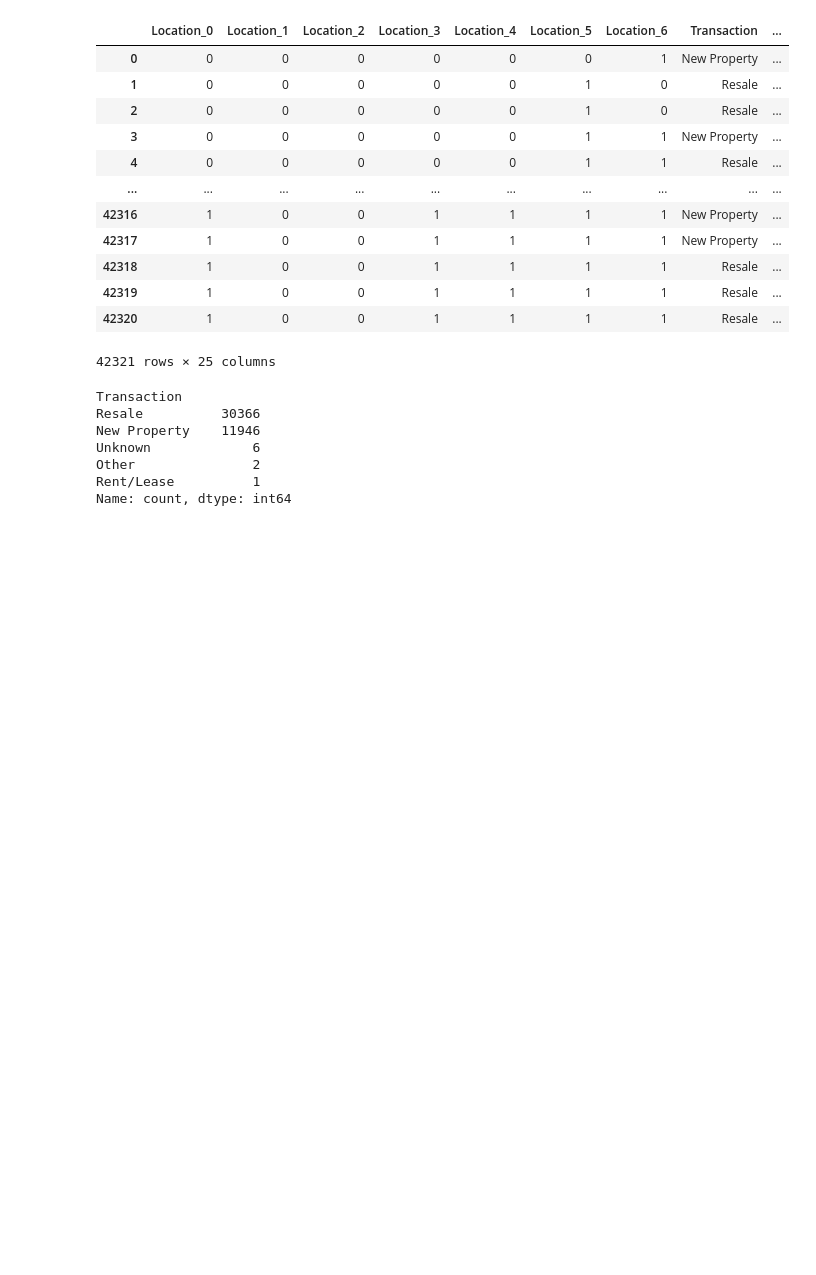
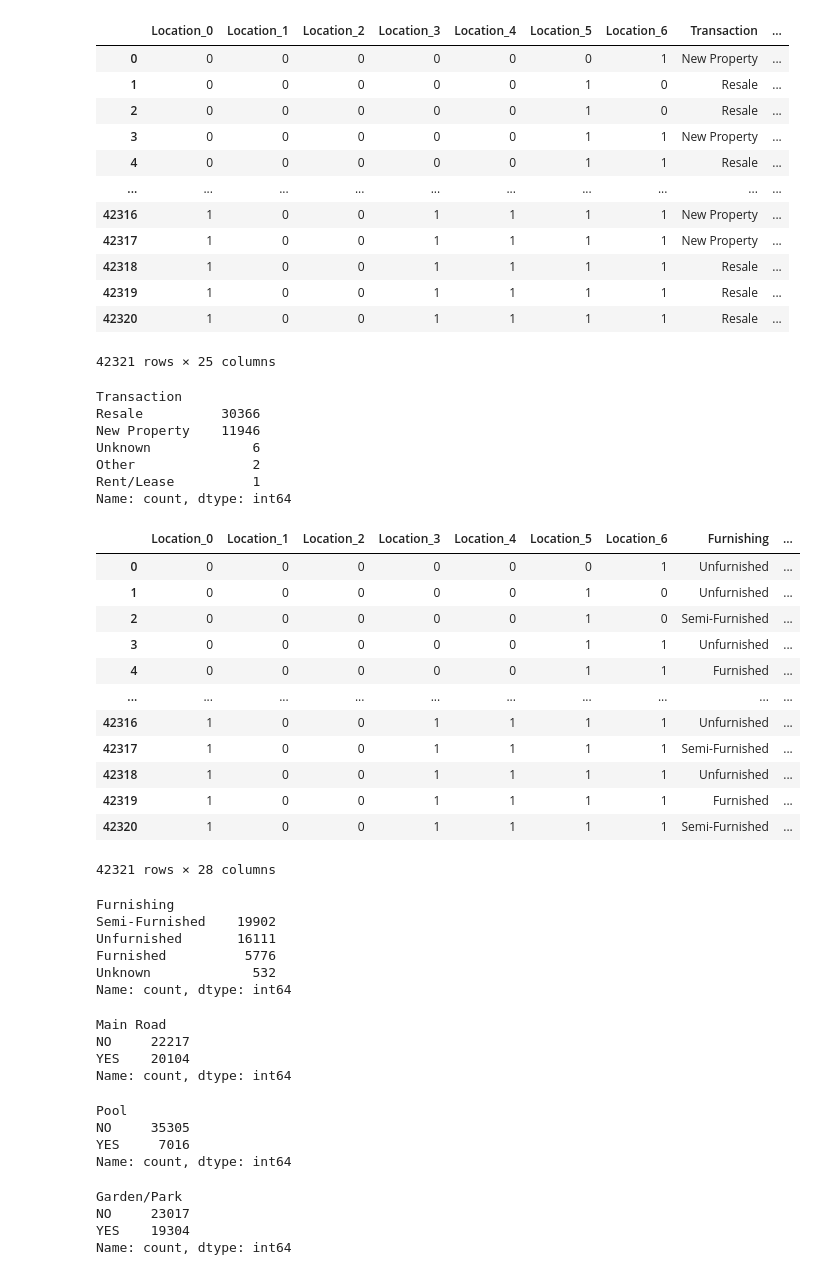
Before and after one commit to Rahul5021/FlatPricePrediction, a Jupyter notebook: eda.ipynb, the cells around one changed output. Saved outputs shown, nothing was run; the diff lists cells and outputs as text; code cells hidden in the pictures; blank space fills up the shorter version.

```diff
--- a/eda.ipynb
+++ b/eda.ipynb
@@ -612,3 +612,51 @@ Unknown             6
 Other               2
 Rent/Lease          1
 Name: count, dtype: int64
+# %%
+df_encoded = pd.get_dummies(df_copy_encoded, columns=["Transaction"], drop_first=True)
+# %%
+df_encoded
+# %% [output]
+|  | Location_0 | Location_1 | Location_2 | Location_3 | Location_4 | Location_5 | Location_6 | Furnishing | ... |
+| 0 | 0 | 0 | 0 | 0 | 0 | 0 | 1 | Unfurnished | ... |
+| 1 | 0 | 0 | 0 | 0 | 0 | 1 | 0 | Unfurnished | ... |
+| 2 | 0 | 0 | 0 | 0 | 0 | 1 | 0 | Semi-Furnished | ... |
+| 3 | 0 | 0 | 0 | 0 | 0 | 1 | 1 | Unfurnished | ... |
+| 4 | 0 | 0 | 0 | 0 | 0 | 1 | 1 | Furnished | ... |
+| ... | ... | ... | ... | ... | ... | ... | ... | ... | ... |
+| 42316 | 1 | 0 | 0 | 1 | 1 | 1 | 1 | Unfurnished | ... |
+| 42317 | 1 | 0 | 0 | 1 | 1 | 1 | 1 | Semi-Furnished | ... |
+| 42318 | 1 | 0 | 0 | 1 | 1 | 1 | 1 | Unfurnished | ... |
+| 42319 | 1 | 0 | 0 | 1 | 1 | 1 | 1 | Furnished | ... |
+| 42320 | 1 | 0 | 0 | 1 | 1 | 1 | 1 | Semi-Furnished | ... |
+42321 rows × 28 columns
+# %%
+df_encoded['Furnishing'].value_counts()
+# %% [output]
+Furnishing
+Semi-Furnished    19902
+Unfurnished       16111
+Furnished          5776
+Unknown             532
+Name: count, dtype: int64
+# %%
+df_encoded["Main Road"].value_counts()
+# %% [output]
+Main Road
+NO     22217
+YES    20104
+Name: count, dtype: int64
+# %%
+df_encoded["Pool"].value_counts()
+# %% [output]
+Pool
+NO     35305
+YES     7016
+Name: count, dtype: int64
+# %%
+df_encoded["Garden/Park"].value_counts()
+# %% [output]
+Garden/Park
+NO     23017
+YES    19304
+Name: count, dtype: int64
```
